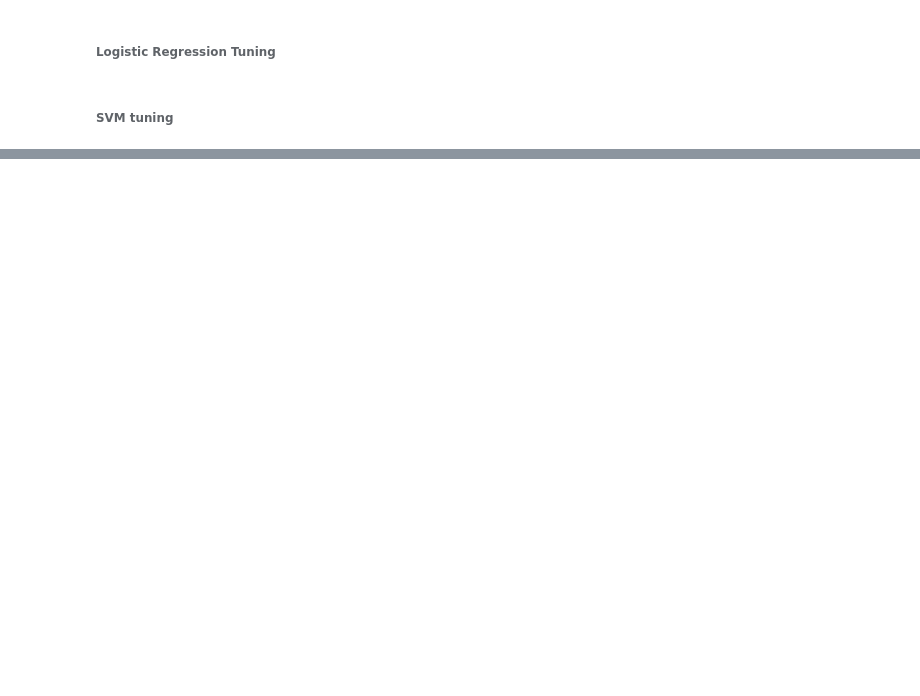
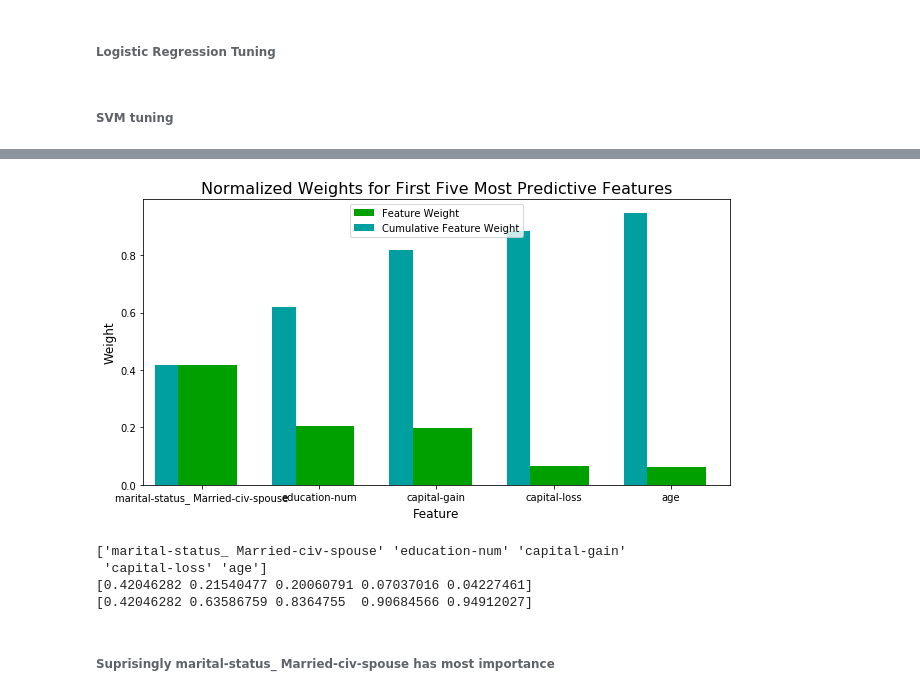
Before and after one commit to parthkarkhanis479/Charity-ML, a Jupyter notebook: FindingDonors.ipynb, the cells around one changed output, grey strips where cells are left out. Cells and saved outputs as stored; diff of their text form; code cells hidden in the pictures; blank space fills up the shorter version.

Commit message:
Decision Tree Hyperparameter optimization added

```diff
--- a/FindingDonors.ipynb
+++ b/FindingDonors.ipynb
@@ -1130,0 +1325,28 @@ parameters
+# %%
+
+# TODO: Import a supervised learning model that has 'feature_importances_'
+# best_clf=DecisionTreeClassifier(random_state=42,criterion='gini',max_depth=8,min_samples_leaf=2,min_samples_split=16)
+# TODO: Train the supervised model on the training set using .fit(X_train, y_train)
+model = best_clf.fit(X_train, y_train)
+
+# TODO: Extract the feature importances using .feature_importances_
+importances = model.feature_importances_
+
+# Plot
+vs.feature_plot(importances, X_train, y_train)
+# %% [output]
+[figure, added]
+# %%
+indices = np.argsort(importances)[::-1]
+columns = X_train.columns.values[indices[:5]]
+values = importances[indices][:5]
+print(columns)
+print(values)
+print(np.cumsum(values))
+# %% [output]
+['marital-status_ Married-civ-spouse' 'education-num' 'capital-gain'
+ 'capital-loss' 'age']
+[0.42046282 0.21540477 0.20060791 0.07037016 0.04227461]
+[0.42046282 0.63586759 0.8364755  0.90684566 0.94912027]
+# %% [markdown]
+<h6>Suprisingly marital-status_ Married-civ-spouse has most importance</h6>
```
Also changed, not shown: parts of 22 cells of this notebook, 1 other file.
